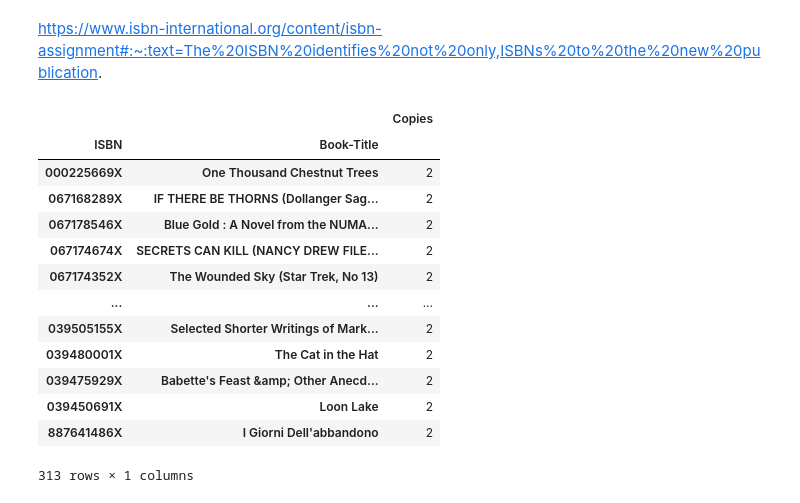
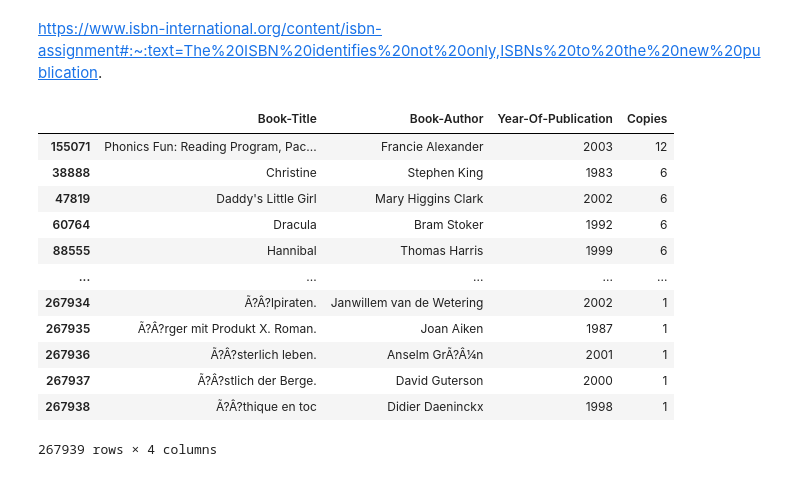
Before and after one commit to RadhikaRM/Bookrecommendersystem, a Jupyter notebook: Book_Recommender_System.ipynb, the cells around one changed output. Saved outputs shown, nothing was run; the diff lists cells and outputs as text; code cells hidden in the pictures.

```diff
--- a/Book_Recommender_System.ipynb
+++ b/Book_Recommender_System.ipynb
@@ -758,21 +758,21 @@ plt.tight_layout()
 # %% [markdown]
 https://www.isbn-international.org/content/isbn-assignment#:~:text=The%20ISBN%20identifies%20not%20only,ISBNs%20to%20the%20new%20publication.
 # %%
-df1=books_df.groupby(['ISBN','Book-Title'],as_index=[False,False])['ISBN'].count().to_frame(name='Copies')
-dup=df1[df1['Copies']>1].sort_values(by='Copies',ascending=False)
-dup
+#Checking for duplicates in books_df
+books_df.groupby(['Book-Title','Book-Author','Year-Of-Publication']
+                 )['ISBN'].count().to_frame(name='Copies').reset_index().sort_values(
+                     by=['Copies','Book-Title'],ascending=[False,True])
 # %% [output]
-|  |  | Copies |
-| ISBN | Book-Title |  |
-| 000225669X | One Thousand Chestnut Trees | 2 |
-| 067168289X | IF THERE BE THORNS (Dollanger Sag... | 2 |
-| 067178546X | Blue Gold : A Novel from the NUMA... | 2 |
-| 067174674X | SECRETS CAN KILL (NANCY DREW FILE... | 2 |
-| 067174352X | The Wounded Sky (Star Trek, No 13) | 2 |
-| ... | ... | ... |
-| 039505155X | Selected Shorter Writings of Mark... | 2 |
-| 039480001X | The Cat in the Hat | 2 |
-| 039475929X | Babette's Feast &amp; Other Anecd... | 2 |
-| 039450691X | Loon Lake | 2 |
-| 887641486X | I Giorni Dell'abbandono | 2 |
+|  | Book-Title | Book-Author | Year-Of-Publication | Copies |
+| 155071 | Phonics Fun: Reading Program, Pac... | Francie Alexander | 2003 | 12 |
+| 38888 | Christine | Stephen King | 1983 | 6 |
+| 47819 | Daddy's Little Girl | Mary Higgins Clark | 2002 | 6 |
+| 60764 | Dracula | Bram Stoker | 1992 | 6 |
+| 88555 | Hannibal | Thomas Harris | 1999 | 6 |
+| ... | ... | ... | ... | ... |
+| 267934 | Ã?Â?lpiraten. | Janwillem van de Wetering | 2002 | 1 |
+| 267935 | Ã?Â?rger mit Produkt X. Roman. | Joan Aiken | 1987 | 1 |
+| 267936 | Ã?Â?sterlich leben. | Anselm GrÃ?Â¼n | 2001 | 1 |
+| 267937 | Ã?Â?stlich der Berge. | David Guterson | 2000 | 1 |
+| 267938 | Ã?Â?thique en toc | Didier Daeninckx | 1998 | 1 |
-313 rows × 1 columns
+267939 rows × 4 columns
```
Also changed, not shown: parts of 1 cell of this notebook.
